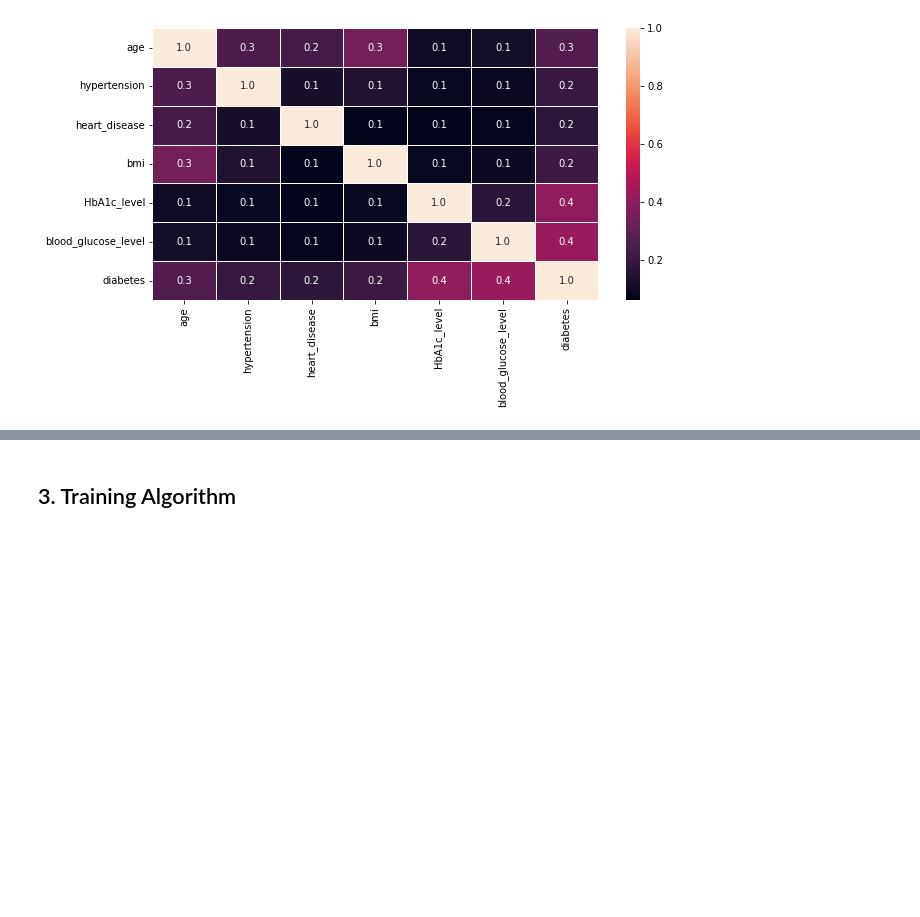
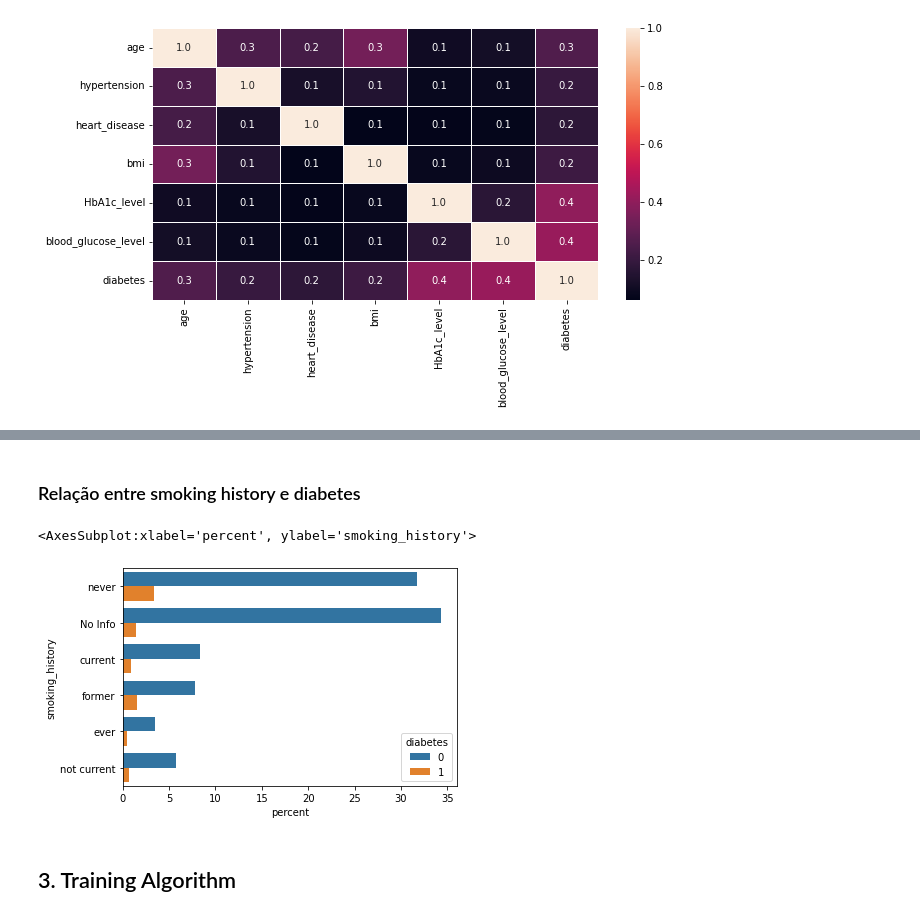
Before and after one commit to claralimasilva/Diabetes-Prediction-System, a Jupyter notebook: notebooks/01-exploratory_data_analysis.ipynb, the cells around one changed output, grey strips where cells are left out. Saved outputs shown, nothing was run; the diff lists cells and outputs as text; code cells hidden in the pictures; blank space fills up the shorter version.

```diff
--- a/notebooks/01-exploratory_data_analysis.ipynb
+++ b/notebooks/01-exploratory_data_analysis.ipynb
@@ -242,3 +258,10 @@ The default value of numeric_only in DataFrame.corr is deprecated. In a future v
+# %% [markdown]
+### Relação entre smoking history e diabetes
+# %%
+sns.countplot(data=df,y='smoking_history', hue='diabetes', stat='percent')
+# %% [output]
+<AxesSubplot:xlabel='percent', ylabel='smoking_history'>
+[figure, added]
 # %% [markdown]
 ## 3. Training Algorithm
 # %%
```
Also changed, not shown: parts of 4 cells of this notebook.
